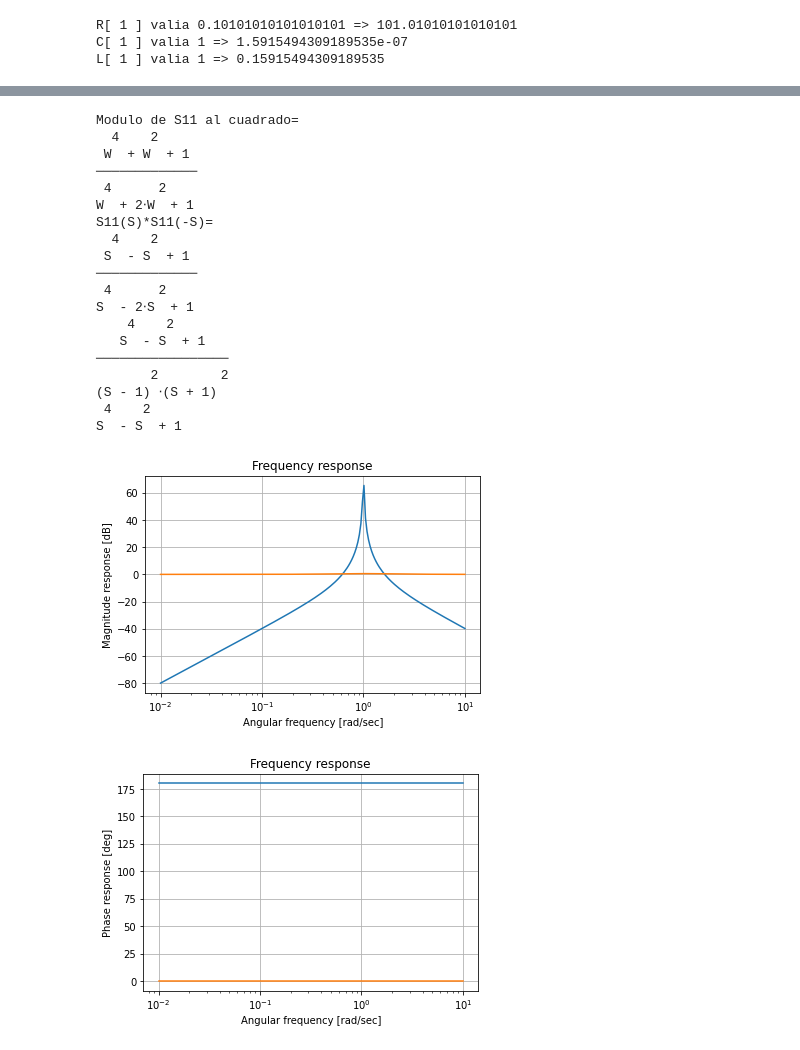
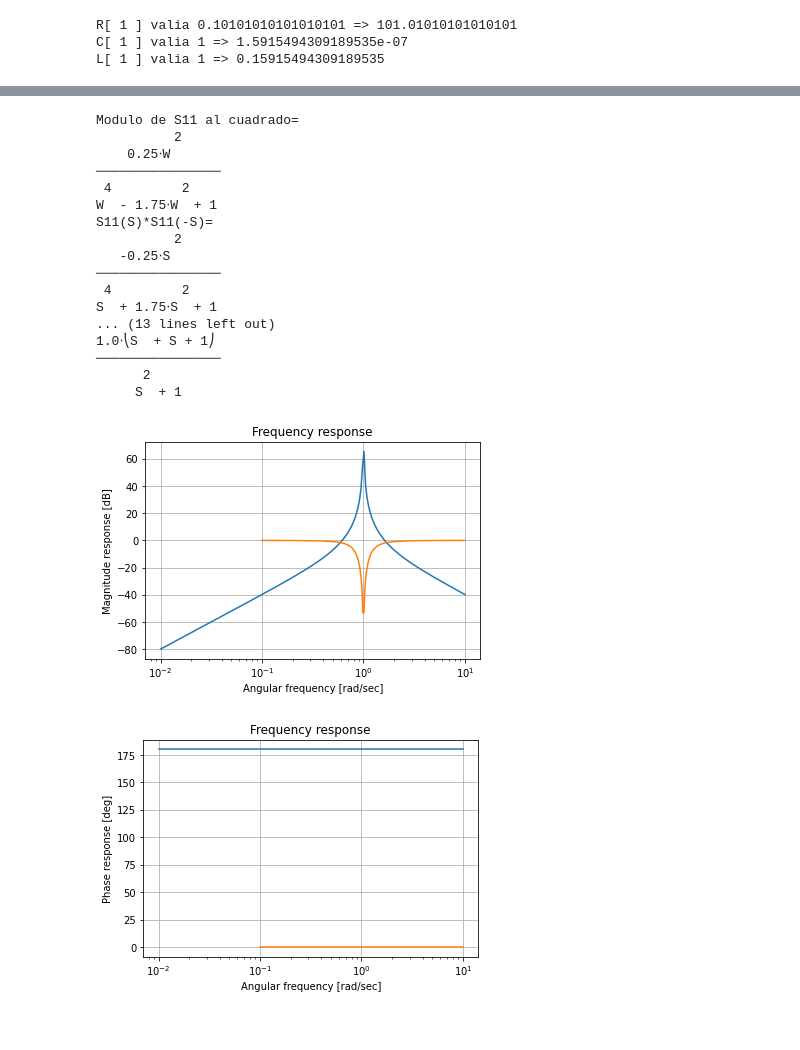
Before and after one commit to EmaOlay/F_TC2_2020-03-03, a Jupyter notebook: F_TC2_2020-03-03.ipynb, the cells around one changed output, grey strips where cells are left out. Drawn from its saved outputs; the diff is of its cells as text; code cells hidden in the pictures.

```diff
--- a/F_TC2_2020-03-03.ipynb
+++ b/F_TC2_2020-03-03.ipynb
@@ -277,41 +278,44 @@ $$\lvert{S_{11}(jw)}\rvert^2+\lvert{S_{21}(jw)}\rvert^2=1$$
 # %%
 num2=[1,0,0]
 den2=[1,0,2,0,1]
 Sys2=signal.TransferFunction(num2,den2)
 bodePlot(Sys2)
-num3=[1,0,-2,0,1]
-den3=[1,0,-7/4,0,1]
+num3=[1,0,2,0,1]
+den3=[1,0,7/4,0,1]
 Sys3=signal.TransferFunction(num3,den3)
 bodePlot(Sys3)
 W=symbols('W')
-S21=W**2/(W**4 +2*W**2 +1)
-S11=1-S21
+S21_mod_cuad=(W**4 -2*W**2 +1)/(W**4 -7/4*W**2 +1)
+S11=1-S21_mod_cuad
 print("Modulo de S11 al cuadrado=")
 pprint(simplify((S11)))
 print("S11(S)*S11(-S)=")
 pprint(simplify((S11).subs(W,S/I)))
 print("Trato de separar los polos y los ceros, los polos se dejan pero los ceros no...")
 pprint(factor((S11).subs(W,S/I)))
-pprint(factor(S**4-S**2+1))
+print("Digo que S11 es:")
+S11_posta=(0.5*S)/(S**2 + 0.5*S +1)
+pprint(S11_posta)
+print("Entonces Z1 es:")
+Z1=(1+S11_posta)/(1-S11_posta)
+pprint(simplify(Z1))
 # %% [output]
 Modulo de S11 al cuadrado=
-  4    2
- W  + W  + 1
-─────────────
- 4      2
-W  + 2⋅W  + 1
+          2
+    0.25⋅W
+────────────────
+ 4         2
+W  - 1.75⋅W  + 1
 S11(S)*S11(-S)=
-  4    2
- S  - S  + 1
-─────────────
- 4      2
-S  - 2⋅S  + 1
-    4    2
-   S  - S  + 1
-─────────────────
-       2        2
-(S - 1) ⋅(S + 1)
- 4    2
-S  - S  + 1
+          2
+   -0.25⋅S
+────────────────
+ 4         2
+S  + 1.75⋅S  + 1
+... (13 lines left out)
+1.0⋅⎝S  + S + 1⎠
+────────────────
+      2
+     S  + 1
-[figure, old version]
+[figure, new version]
-[figure, old version]
+[figure, new version]
```
Also changed, not shown: parts of 2 cells of this notebook.
